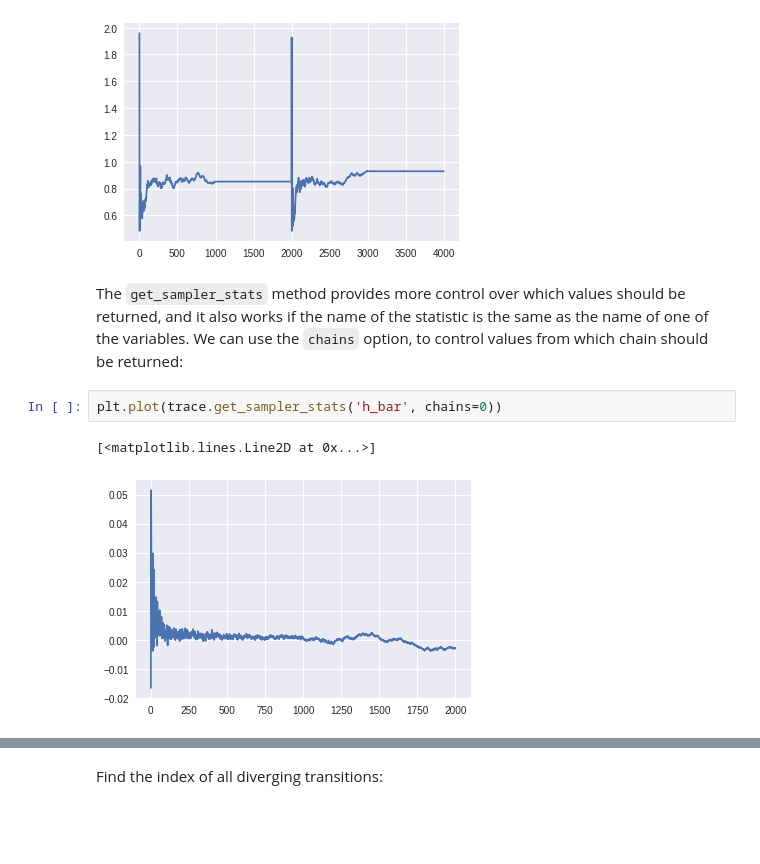
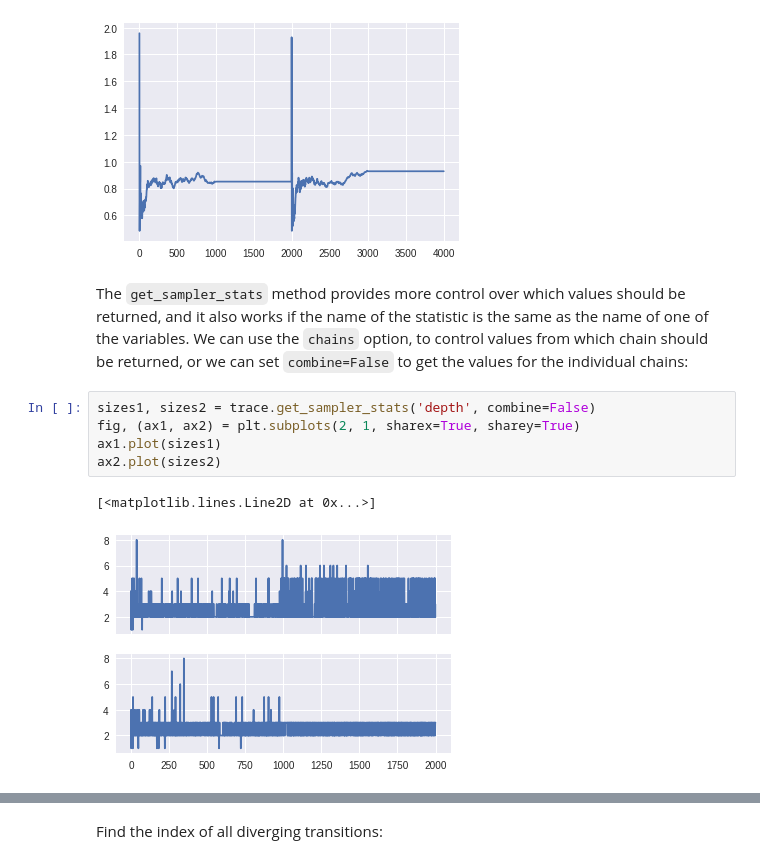
Before and after one commit to se7enstar25/pymc, a Jupyter notebook: docs/source/notebooks/sampler-stats.ipynb, the cells around one changed output, grey strips where cells are left out. Cells and saved outputs as stored; diff of their text form; blank space fills up the shorter version.

Commit message:
Rename some sampler stats for nuts

```diff
--- a/docs/source/notebooks/sampler-stats.ipynb
+++ b/docs/source/notebooks/sampler-stats.ipynb
@@ -60,12 +59,15 @@ plt.plot(trace['step_size_bar'])
 [<matplotlib.lines.Line2D at 0x...>]
 [figure]
 # %% [markdown]
-The `get_sampler_stats` method provides more control over which values should be returned, and it also works if the name of the statistic is the same as the name of one of the variables. We can use the `chains` option, to control values from which chain should be returned:
+The `get_sampler_stats` method provides more control over which values should be returned, and it also works if the name of the statistic is the same as the name of one of the variables. We can use the `chains` option, to control values from which chain should be returned, or we can set `combine=False` to get the values for the individual chains:
-# %%
-plt.plot(trace.get_sampler_stats('h_bar', chains=0))
-# %% [output]
-[<matplotlib.lines.Line2D at 0x...>]
-[figure, removed]
+# %%
+sizes1, sizes2 = trace.get_sampler_stats('depth', combine=False)
+fig, (ax1, ax2) = plt.subplots(2, 1, sharex=True, sharey=True)
+ax1.plot(sizes1)
+ax2.plot(sizes2)
+# %% [output]
+[<matplotlib.lines.Line2D at 0x...>]
+[figure, added]
 # %%
 accept = trace.get_sampler_stats('mean_tree_accept', burn=1000)
 sb.distplot(accept, kde=False)
```
Also changed, not shown: parts of 8 cells of this notebook, 1 other file.
